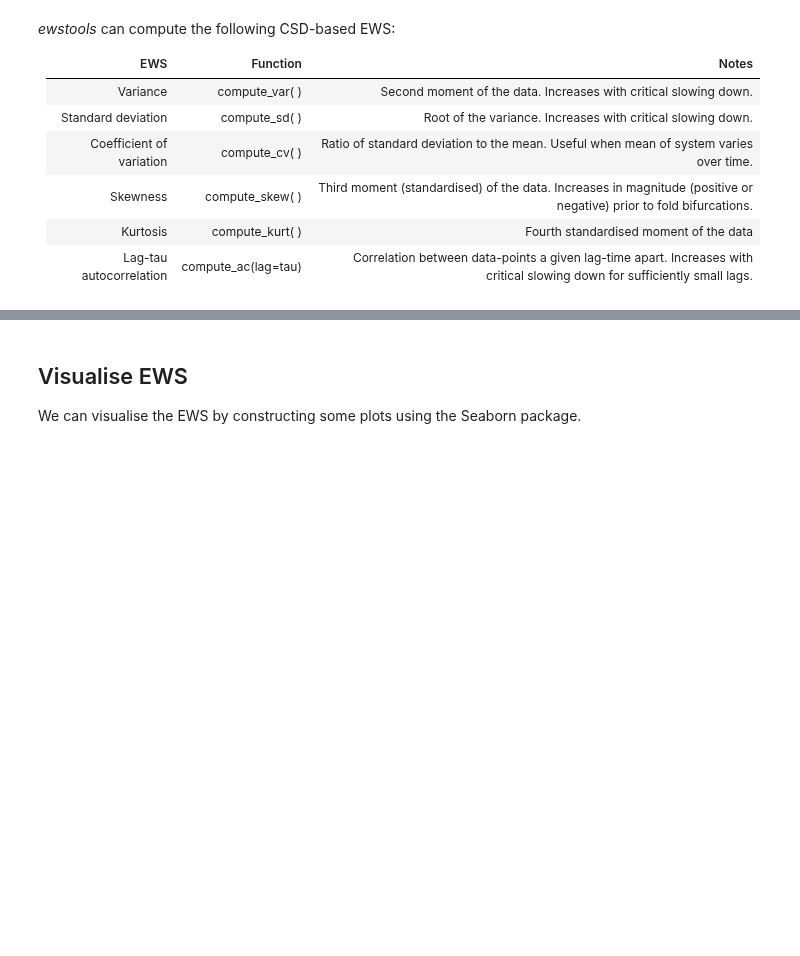
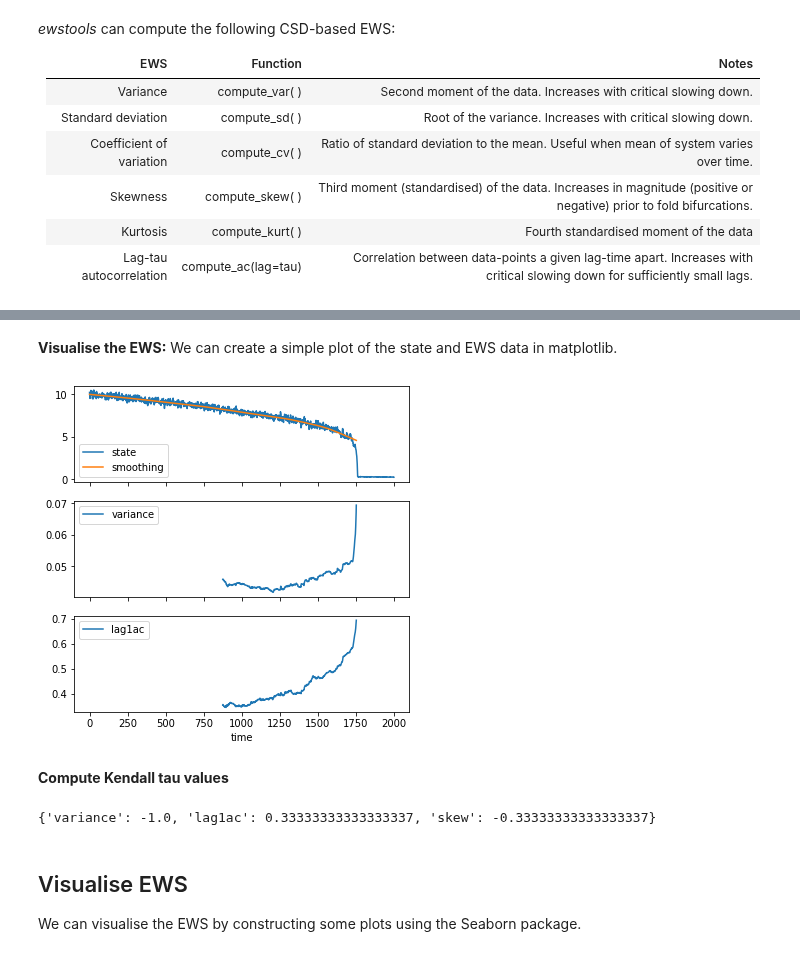
Before and after one commit to ThomasMBury/ewstools, a Jupyter notebook: demos/tutorial_1.ipynb, the cells around one changed output, grey strips where cells are left out. Drawn from its saved outputs; the diff is of its cells as text; code cells hidden in the pictures; blank space fills up the shorter version.

```diff
--- a/demos/tutorial_1.ipynb
+++ b/demos/tutorial_1.ipynb
@@ -163,0 +161,11 @@ df_ktau
+# %% [markdown]
+**Visualise the EWS:** We can create a simple plot of the state and EWS data in matplotlib.
+# %%
+fig1, axes = plt.subplots(nrows=3, ncols=1, figsize=(6,6), sharex=True)
+ts.state[['state','smoothing']].plot(ax=axes[0])
+ts.ews['variance'].plot(ax=axes[1],legend=True)
+ts.ews['lag1ac'].plot(ax=axes[2],legend=True);
+# %% [output]
+[figure, added]
+# %% [markdown]
+**Compute Kendall tau values**
@@ -164,3 +174,7 @@ df_ktau
+# %%
+ktau
+# %% [output]
+{'variance': -1.0, 'lag1ac': 0.33333333333333337, 'skew': -0.33333333333333337}
 # %% [markdown]
 ## Visualise EWS
 
```
Also changed, not shown: parts of 31 cells of this notebook, 3 other files.
